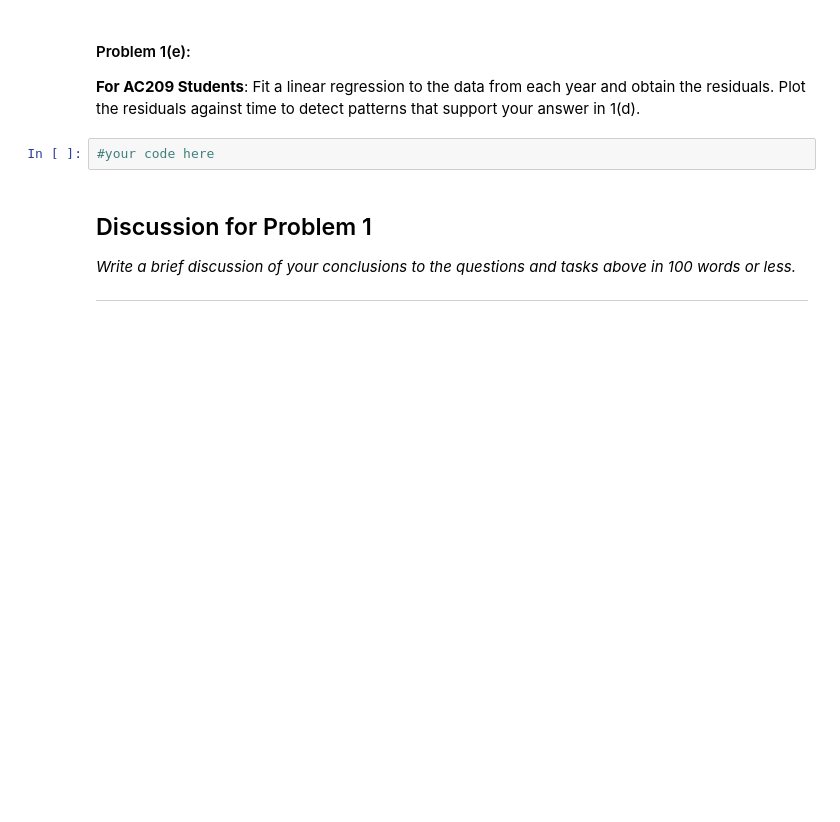
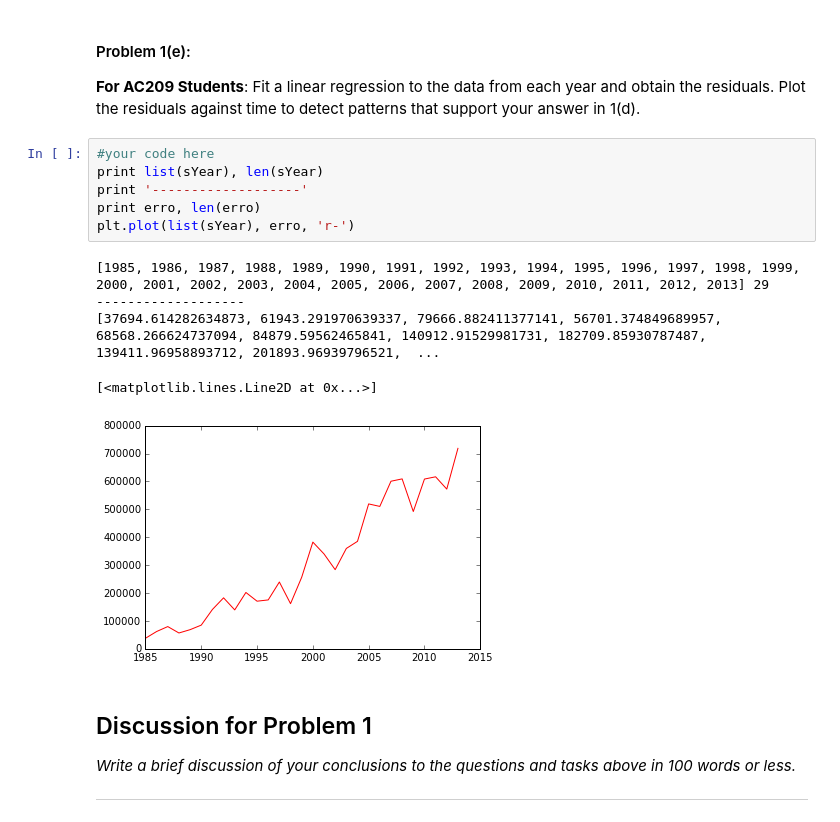
Before and after one commit to ouassimk/2014, a Jupyter notebook: homework/HW1.nbconvert.ipynb, the cells around one changed output. Cells and saved outputs as stored; diff of their text form; blank space fills up the shorter version.

```diff
--- a/homework/HW1.nbconvert.ipynb
+++ b/homework/HW1.nbconvert.ipynb
@@ -310,8 +315,18 @@ How would you graphically display the relationship between total wins and total
 #### Problem 1(e):
 
 **For AC209 Students**: Fit a linear regression to the data from each year and obtain the residuals. Plot the residuals against time to detect patterns that support your answer in 1(d).
-# %%
-#your code here
+# %%
+#your code here
+print list(sYear), len(sYear)
+print '-------------------'
+print erro, len(erro)
+plt.plot(list(sYear), erro, 'r-')
+# %% [output]
+[1985, 1986, 1987, 1988, 1989, 1990, 1991, 1992, 1993, 1994, 1995, 1996, 1997, 1998, 1999, 2000, 2001, 2002, 2003, 2004, 2005, 2006, 2007, 2008, 2009, 2010, 2011, 2012, 2013] 29
+-------------------
+[37694.614282634873, 61943.291970639337, 79666.882411377141, 56701.374849689957, 68568.266624737094, 84879.59562465841, 140912.91529981731, 182709.85930787487, 139411.96958893712, 201893.96939796521,  ...
+[<matplotlib.lines.Line2D at 0x...>]
+[figure, added]
 # %% [markdown]
 ## Discussion for Problem 1
 
```
Also changed, not shown: parts of 8 cells of this notebook.
